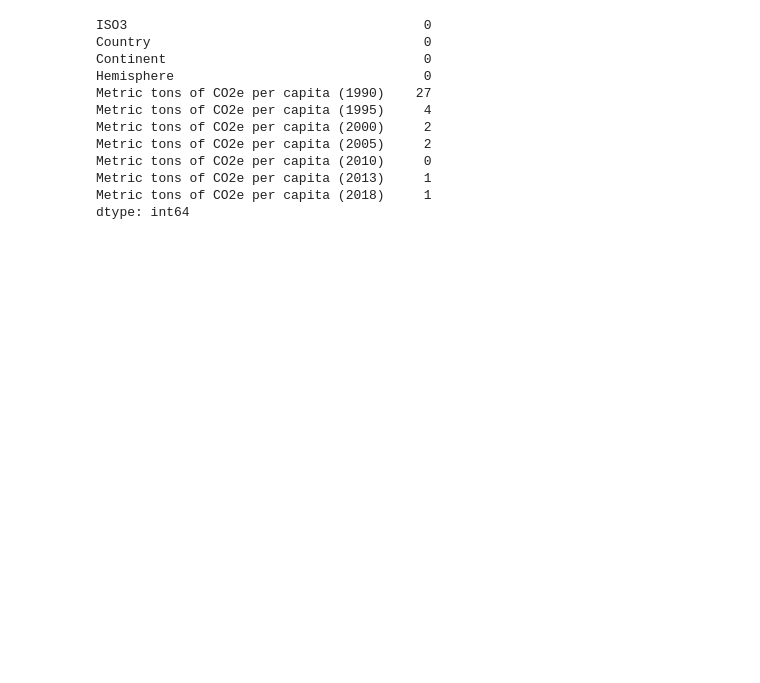
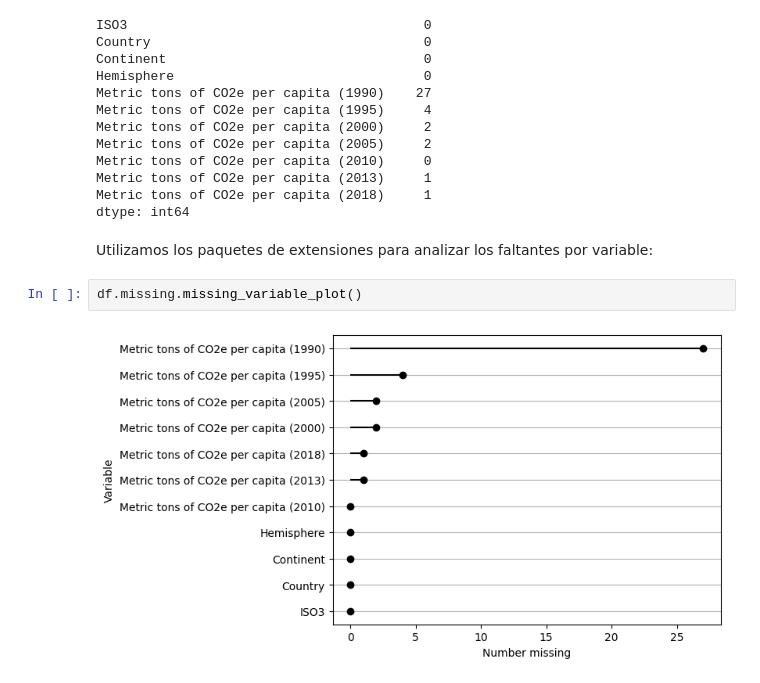
Before and after one commit to adolfo85/-CO2, a Jupyter notebook: notebooks/0.0-CO2-introduction.ipynb, the cells around one changed output. Drawn from its saved outputs; the diff is of its cells as text; blank space fills up the shorter version.

Commit message:
trabajo sobre faltantes con extensiones de pandas

```diff
--- a/notebooks/0.0-CO2-introduction.ipynb
+++ b/notebooks/0.0-CO2-introduction.ipynb
@@ -118,3 +104,9 @@ Metric tons of CO2e per capita (2010)     0
 Metric tons of CO2e per capita (2013)     1
 Metric tons of CO2e per capita (2018)     1
 dtype: int64
+# %% [markdown]
+Utilizamos los paquetes de extensiones para analizar los faltantes por variable:
+# %%
+df.missing.missing_variable_plot()
+# %% [output]
+[figure, added]
```
Also changed, not shown: parts of 10 cells of this notebook, 2 other files.
